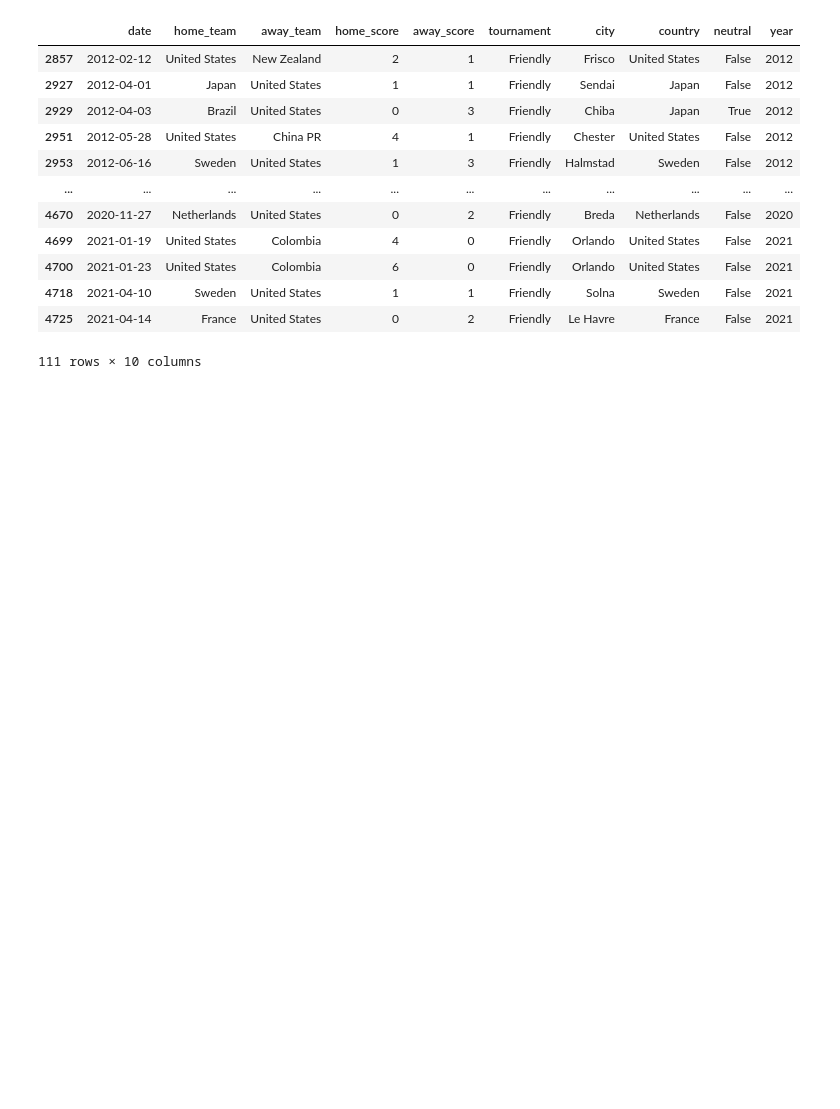
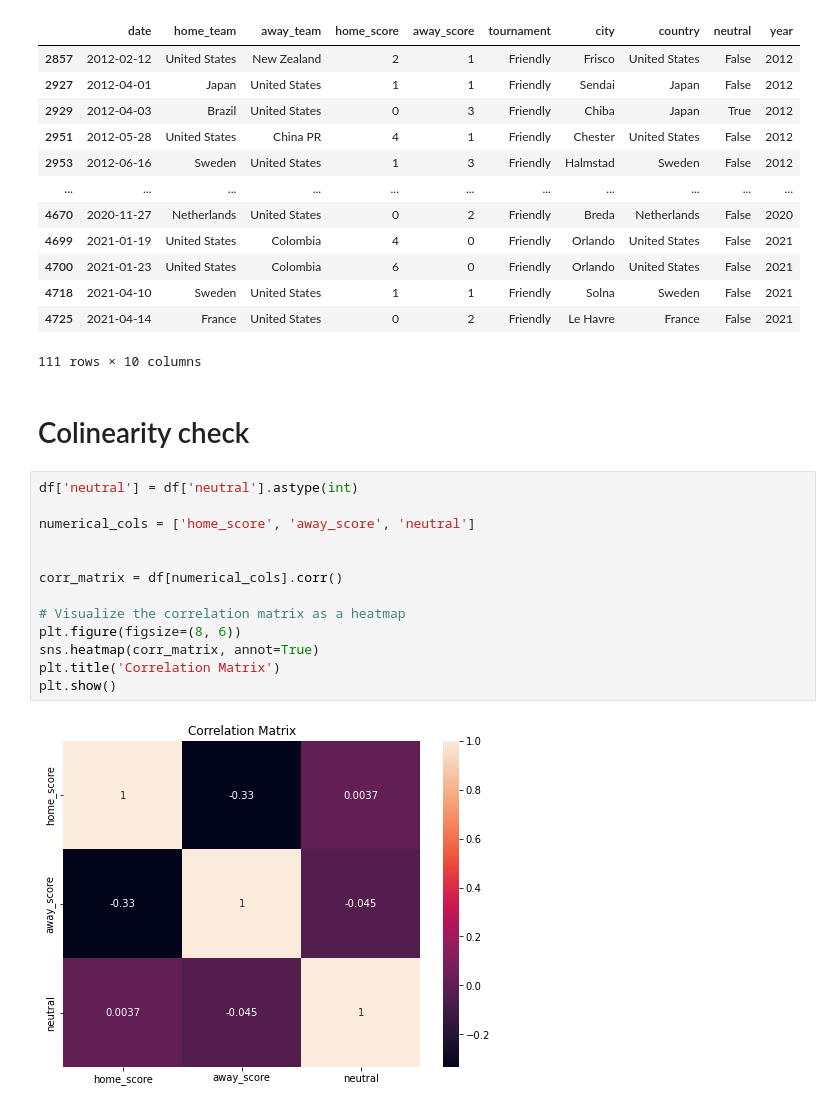
Before and after one commit to CyberCris007/Women-Football-Result-Prediction, a Jupyter notebook: explanatory_data_analysis.ipynb, the cells around one changed output. Drawn from its saved outputs; the diff is of its cells as text; blank space fills up the shorter version.

Commit message:
colinearity check added

```diff
--- a/explanatory_data_analysis.ipynb
+++ b/explanatory_data_analysis.ipynb
@@ -296,3 +296,20 @@ friendly_matches
 | 4718 | 2021-04-10 | Sweden | United States | 1 | 1 | Friendly | Solna | Sweden | False | 2021 |
 | 4725 | 2021-04-14 | France | United States | 0 | 2 | Friendly | Le Havre | France | False | 2021 |
 111 rows × 10 columns
+# %% [markdown]
+# Colinearity check
+# %%
+df['neutral'] = df['neutral'].astype(int)
+
+numerical_cols = ['home_score', 'away_score', 'neutral']
+
+
+corr_matrix = df[numerical_cols].corr()
+
+# Visualize the correlation matrix as a heatmap
+plt.figure(figsize=(8, 6))
+sns.heatmap(corr_matrix, annot=True)
+plt.title('Correlation Matrix')
+plt.show()
+# %% [output]
+[figure, added]
```
